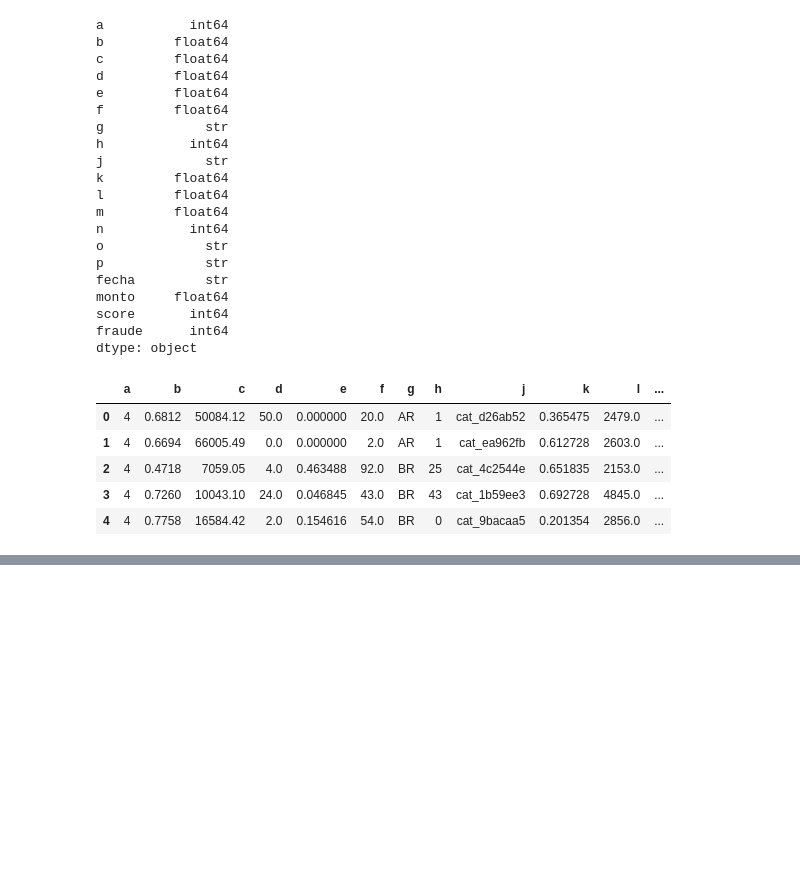
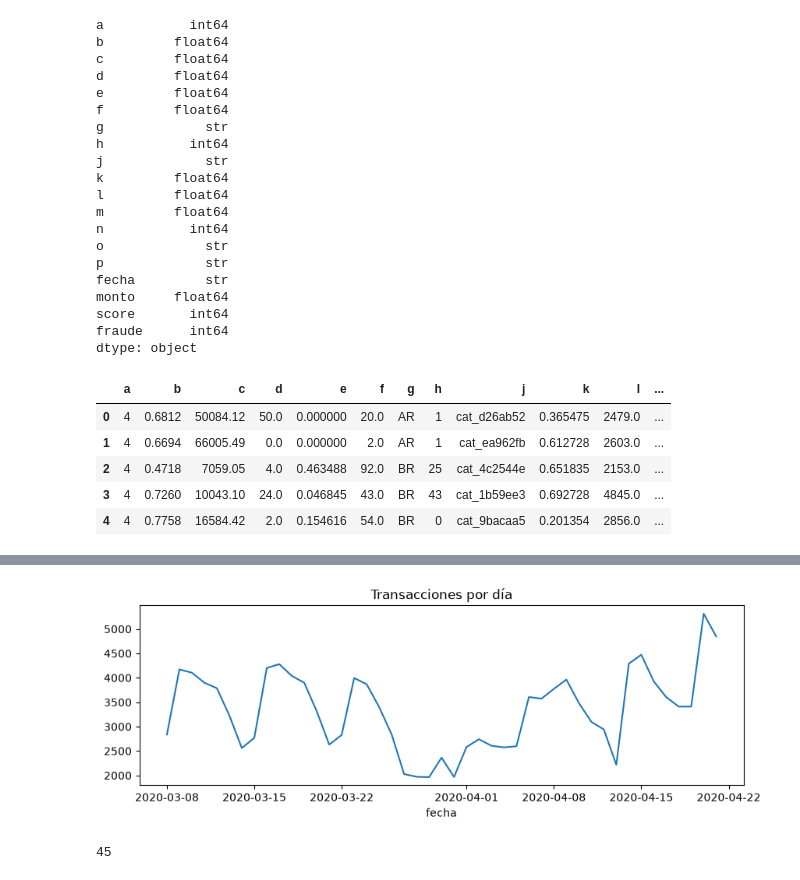
Before and after one commit to joavillalobosca25/meli-fraud-challenge, a Jupyter notebook: notebooks/01_EDA.ipynb, the cells around one changed output, grey strips where cells are left out. Cells and saved outputs as stored; diff of their text form; code cells hidden in the pictures; blank space fills up the shorter version.

```diff
--- a/notebooks/01_EDA.ipynb
+++ b/notebooks/01_EDA.ipynb
@@ -6,7 +8,8 @@ y explorar las variables sobre el conjunto de entrenamiento.
 # %%
 import pandas as pd
+import numpy as np
 import matplotlib.pyplot as plt
 import yaml
 
-with open("../config.yaml") as f:
-    config = yaml.safe_load(f)
+with open("../config.yaml") as configuracion:
+    config = yaml.safe_load(configuracion)
@@ -50,3 +66,3 @@ df.head()
 # %%
-df["fecha"] = pd.to_datetime(df["fecha"], format="%Y-%m-%d %H:%M:%S", errors="coerce")
-df["fecha"].isna().sum()
+# Conversión de fecha: texto -> datetime
+df["fecha"] = pd.to_datetime(df["fecha"], format="%Y-%m-%d %H:%M:%S")
@@ -54,0 +95,10 @@ np.int64(0)
+# %%
+diario = df.groupby(df["fecha"].dt.date)["fraude"].agg(["count", "mean"])
+diario["count"].plot(figsize=(10, 3), title="Transacciones por día")
+plt.show()
+# %% [output]
+[figure, added]
+# %%
+len(diario)
+# %% [output]
+45
```
Also changed, not shown: parts of 18 cells of this notebook, 1 other file.
